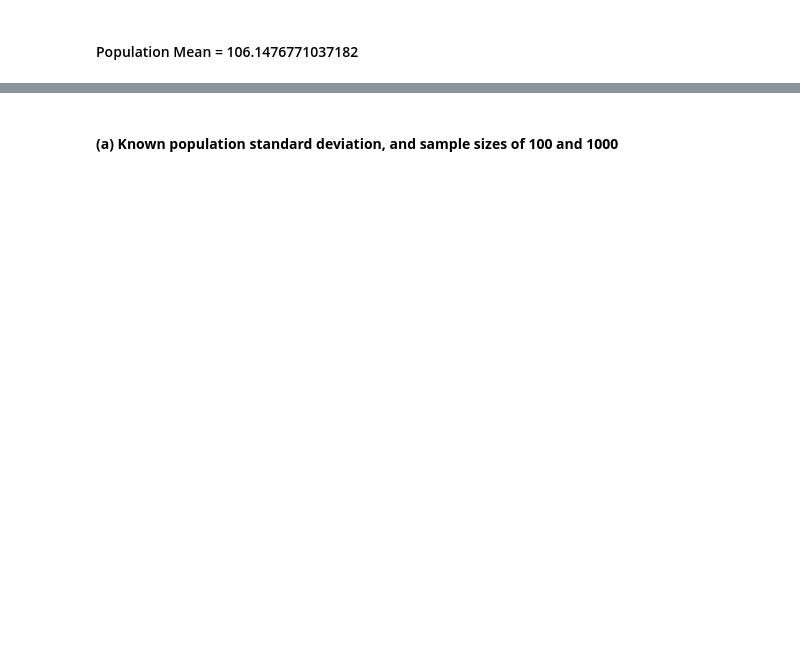
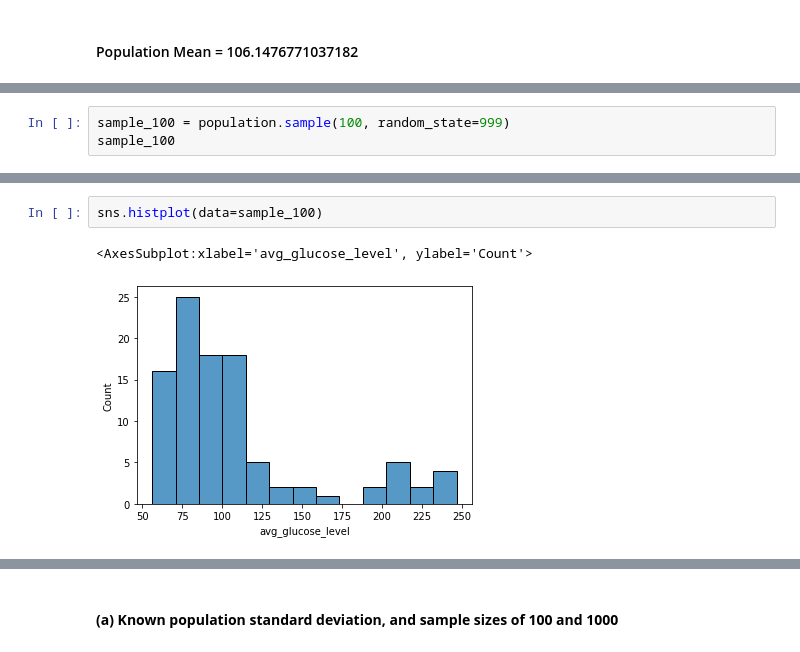
Before and after one commit to prof-samuka-IFSP/IFSP-CMP-D1AED-2021.1, a Jupyter notebook: data_distributions/data_distributions.ipynb, the cells around one changed output, grey strips where cells are left out. Saved outputs shown, nothing was run; the diff lists cells and outputs as text; blank space fills up the shorter version.

```diff
--- a/data_distributions/data_distributions.ipynb
+++ b/data_distributions/data_distributions.ipynb
@@ -553,0 +753,3 @@ For two samples of 100 and 1000 observations, provide a 95% confidence intervals
+# %%
+sample_100 = population.sample(100, random_state=999)
+sample_100
@@ -553,0 +769,5 @@ For two samples of 100 and 1000 observations, provide a 95% confidence intervals
+# %%
+sns.histplot(data=sample_100)
+# %% [output]
+<AxesSubplot:xlabel='avg_glucose_level', ylabel='Count'>
+[figure, added]
```
Also changed, not shown: parts of 140 cells of this notebook, 6 other files.
